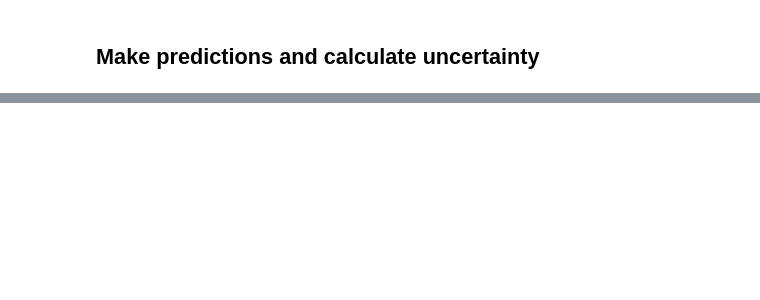
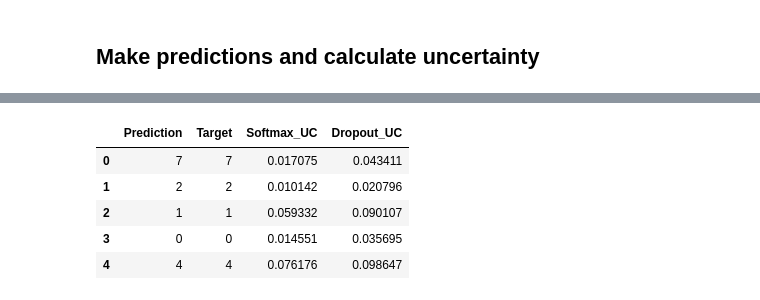
Before and after one commit to ThoAus/learn-ligthning, a Jupyter notebook: 01_MNIST/05_MNIST_MC_Dropout_UC.ipynb, the cells around one changed output, grey strips where cells are left out. Cells and saved outputs as stored; diff of their text form; code cells hidden in the pictures; blank space fills up the shorter version.

```diff
--- a/01_MNIST/05_MNIST_MC_Dropout_UC.ipynb
+++ b/01_MNIST/05_MNIST_MC_Dropout_UC.ipynb
@@ -317,11 +335,19 @@ std_max = predictions.std(dim=0)[torch.arange(predictions.size(1)), idx_max]
 # %%
 # Create a dataframe with the results
 df = pd.DataFrame({"Prediction": idx_max.numpy(),
+                   "Target":dm.test_ds.targets[0:BATCH_SIZE].numpy(),
                    "Softmax_UC": 1 - softmax_max.numpy(),
                    "Dropout_UC": std_max.numpy(),
                    })
 
 df.head()
+# %% [output]
+|  | Prediction | Target | Softmax_UC | Dropout_UC |
+| 0 | 7 | 7 | 0.017075 | 0.043411 |
+| 1 | 2 | 2 | 0.010142 | 0.020796 |
+| 2 | 1 | 1 | 0.059332 | 0.090107 |
+| 3 | 0 | 0 | 0.014551 | 0.035695 |
+| 4 | 4 | 4 | 0.076176 | 0.098647 |
 # %%
 # Plot the Softmax_UC against the Dropout_UC
 plt.figure(figsize=(6, 6))
```
Also changed, not shown: parts of 18 cells of this notebook, 1 other file.
